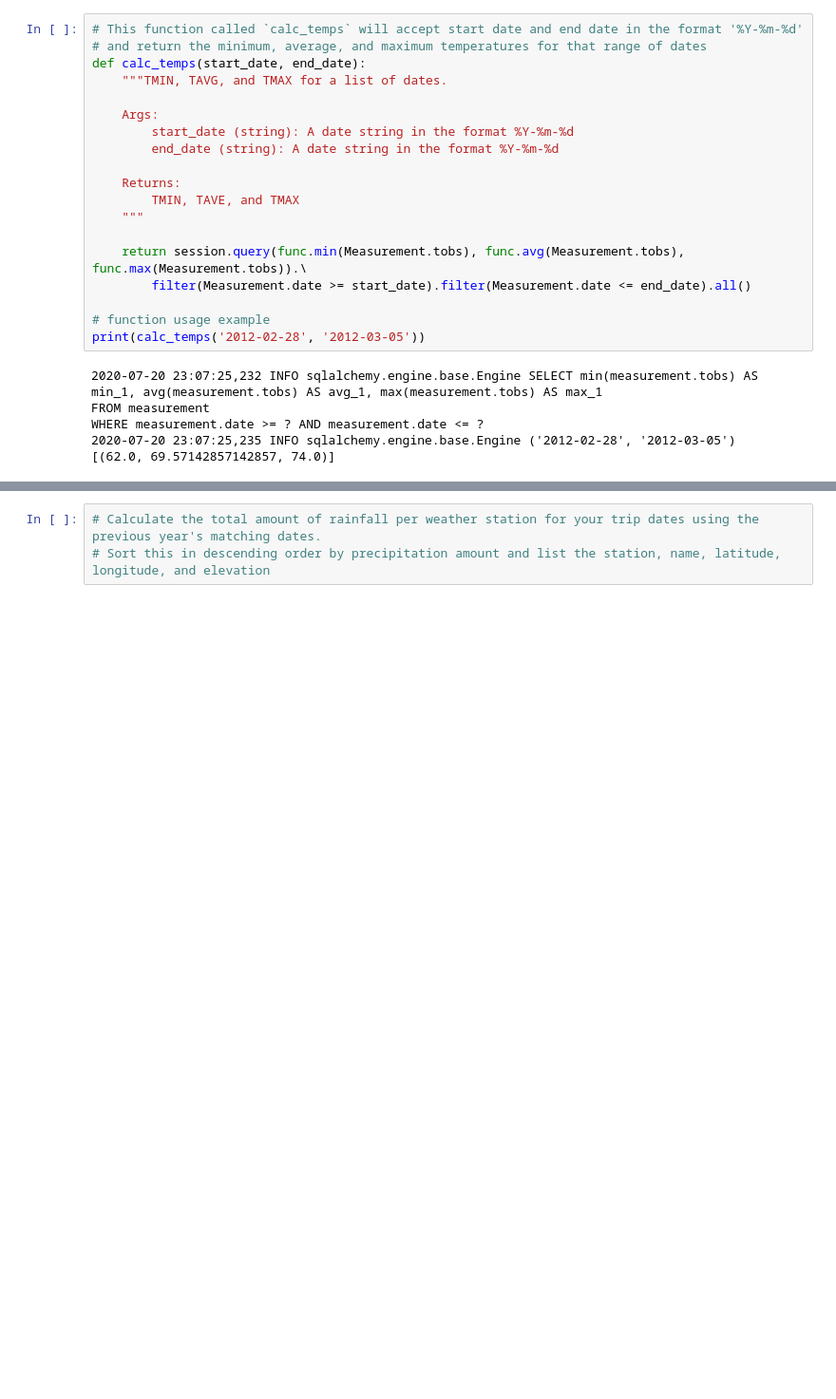
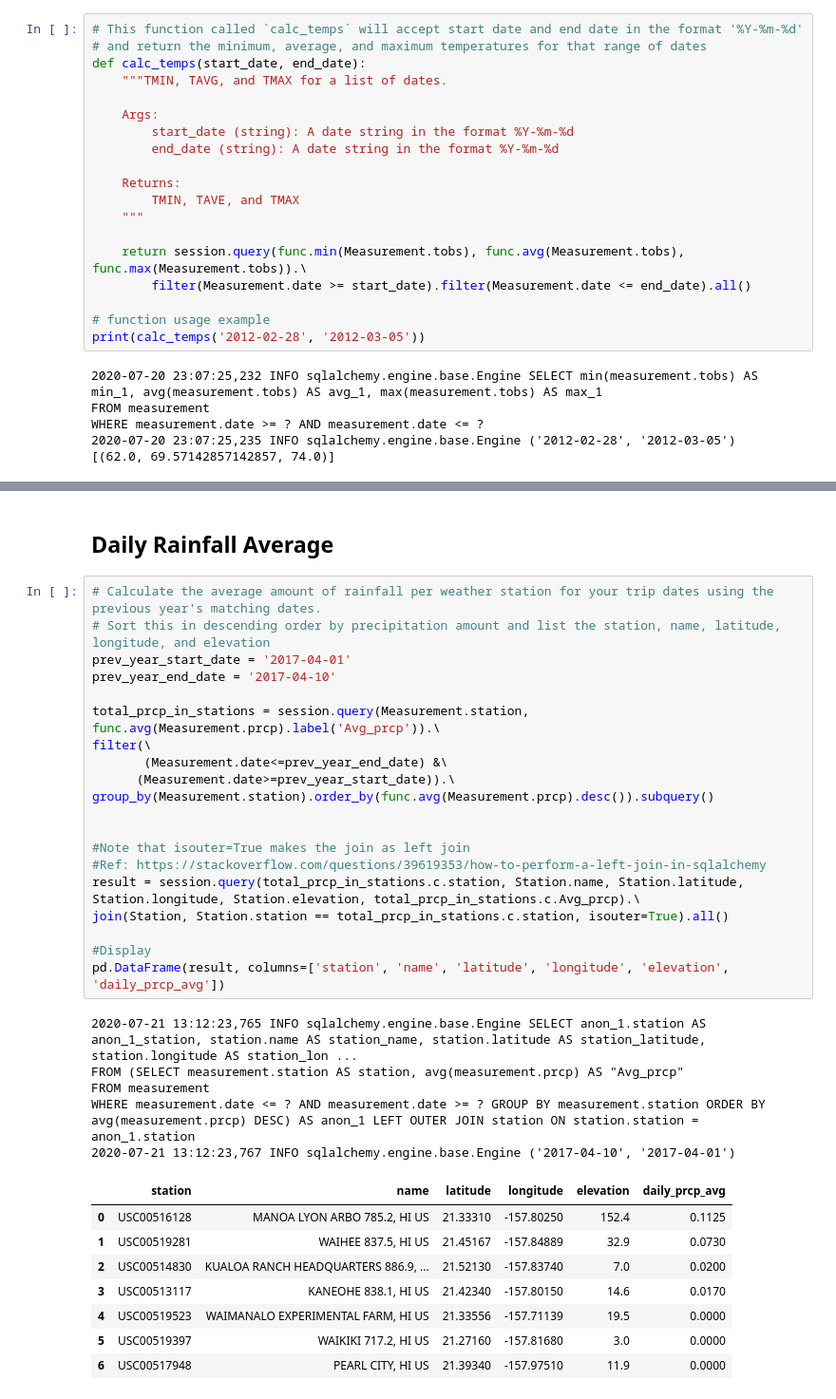
Before and after one commit to bnarath/Hawaii_Climate_App, a Jupyter notebook: Code/climate_starter.ipynb, the cells around one changed output, grey strips where cells are left out. Shown: that part at 95% size. Drawn from its saved outputs; the diff is of its cells as text; blank space fills up the shorter version.

```diff
--- a/Code/climate_starter.ipynb
+++ b/Code/climate_starter.ipynb
@@ -355,6 +349,39 @@ tavg-tmin
-# %%
-# Calculate the total amount of rainfall per weather station for your trip dates using the previous year's matching dates.
-# Sort this in descending order by precipitation amount and list the station, name, latitude, longitude, and elevation
+# %% [markdown]
+## Daily Rainfall Average
+# %%
+# Calculate the average amount of rainfall per weather station for your trip dates using the previous year's matching dates.
+# Sort this in descending order by precipitation amount and list the station, name, latitude, longitude, and elevation
+prev_year_start_date = '2017-04-01'
+prev_year_end_date = '2017-04-10'
+
+total_prcp_in_stations = session.query(Measurement.station,  func.avg(Measurement.prcp).label('Avg_prcp')).\
+filter(\
+       (Measurement.date<=prev_year_end_date) &\
+      (Measurement.date>=prev_year_start_date)).\
+group_by(Measurement.station).order_by(func.avg(Measurement.prcp).desc()).subquery()
+
+
+#Note that isouter=True makes the join as left join
+#Ref: https://stackoverflow.com/questions/39619353/how-to-perform-a-left-join-in-sqlalchemy
+result = session.query(total_prcp_in_stations.c.station, Station.name, Station.latitude, Station.longitude, Station.elevation, total_prcp_in_stations.c.Avg_prcp).\
+join(Station, Station.station == total_prcp_in_stations.c.station, isouter=True).all()
+
+#Display
+pd.DataFrame(result, columns=['station', 'name', 'latitude', 'longitude', 'elevation', 'daily_prcp_avg'])
+# %% [output]
+2020-07-21 13:12:23,765 INFO sqlalchemy.engine.base.Engine SELECT anon_1.station AS anon_1_station, station.name AS station_name, station.latitude AS station_latitude, station.longitude AS station_lon ...
+FROM (SELECT measurement.station AS station, avg(measurement.prcp) AS "Avg_prcp"
+FROM measurement
+WHERE measurement.date <= ? AND measurement.date >= ? GROUP BY measurement.station ORDER BY avg(measurement.prcp) DESC) AS anon_1 LEFT OUTER JOIN station ON station.station = anon_1.station
+2020-07-21 13:12:23,767 INFO sqlalchemy.engine.base.Engine ('2017-04-10', '2017-04-01')
+|  | station | name | latitude | longitude | elevation | daily_prcp_avg |
+| 0 | USC00516128 | MANOA LYON ARBO 785.2, HI US | 21.33310 | -157.80250 | 152.4 | 0.1125 |
+| 1 | USC00519281 | WAIHEE 837.5, HI US | 21.45167 | -157.84889 | 32.9 | 0.0730 |
+| 2 | USC00514830 | KUALOA RANCH HEADQUARTERS 886.9, ... | 21.52130 | -157.83740 | 7.0 | 0.0200 |
+| 3 | USC00513117 | KANEOHE 838.1, HI US | 21.42340 | -157.80150 | 14.6 | 0.0170 |
+| 4 | USC00519523 | WAIMANALO EXPERIMENTAL FARM, HI US | 21.33556 | -157.71139 | 19.5 | 0.0000 |
+| 5 | USC00519397 | WAIKIKI 717.2, HI US | 21.27160 | -157.81680 | 3.0 | 0.0000 |
+| 6 | USC00517948 | PEARL CITY, HI US | 21.39340 | -157.97510 | 11.9 | 0.0000 |
 # %%
 # Create a query that will calculate the daily normals
 # (i.e. the averages for tmin, tmax, and tavg for all historic data matching a specific month and day)
```
Also changed, not shown: parts of 8 cells of this notebook, 3 other files.
